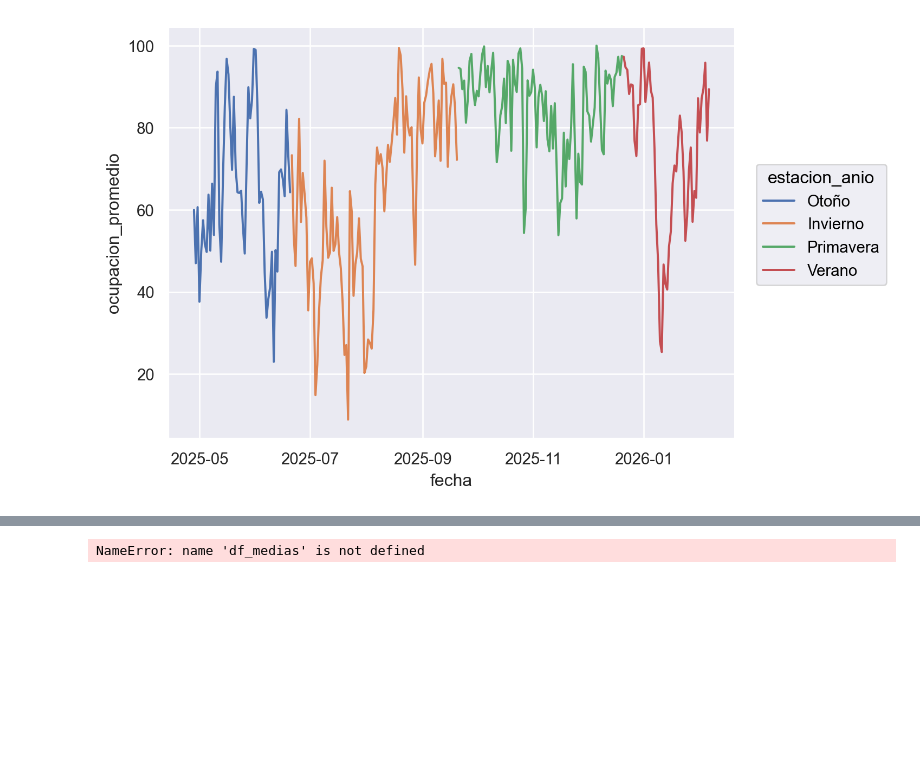
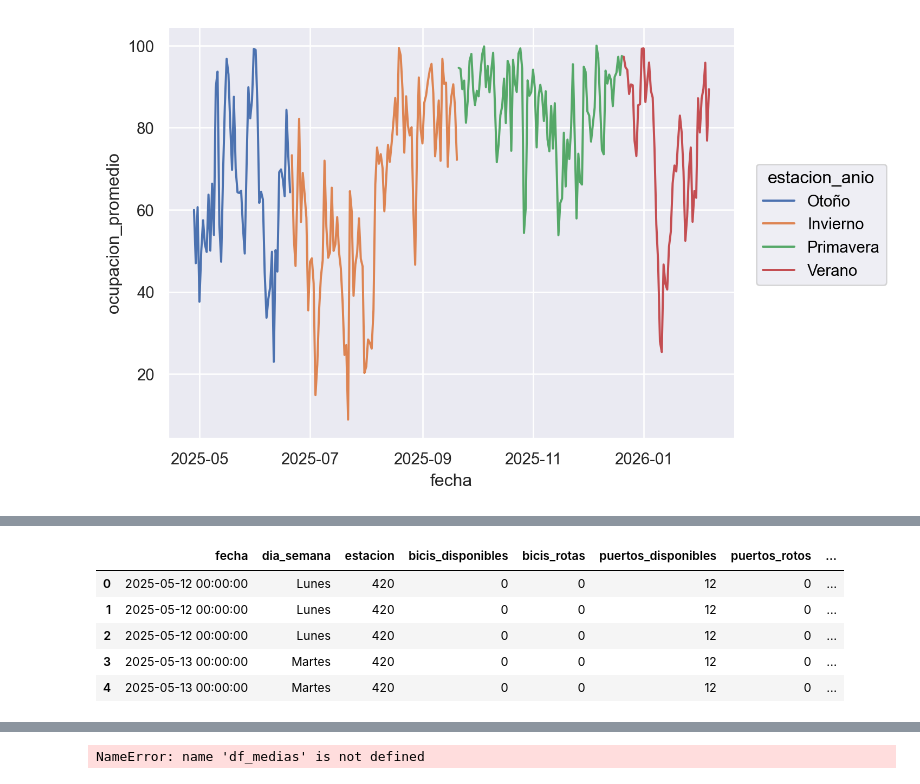
Before and after one commit to leonelifernandez12/labo_datos, a Jupyter notebook: tp1.ipynb, the cells around one changed output, grey strips where cells are left out. Drawn from its saved outputs; the diff is of its cells as text; code cells hidden in the pictures; blank space fills up the shorter version.

```diff
--- a/tp1.ipynb
+++ b/tp1.ipynb
@@ -858,3 +855,94 @@ so.Plot(data=df_media_estacional, x="fecha", y="ocupacion_promedio", color="esta
 #sns.boxplot(data=df_media_estacional, x="ocupacion_promedio", y="estacion_anio")
 # %% [output]
 [figure]
+# %%
+import pandas as pd
+
+# 1. LIMPIEZA INICIAL: Borramos cualquier rastro previo para evitar conflictos de nombres
+conexion.execute("DROP TABLE IF EXISTS rangos_temp_temporadas;")
+conexion.execute("DROP VIEW IF EXISTS datos_compuestos;")
+
+# 2. CÁLCULO EN PANDAS: Obtenemos los datos para calcular los cuartiles
+# Extraemos tavg y temporada para procesarlos con Python
+df_clima_estaciones = pd.read_sql_query("""
+    SELECT c.tavg, d.estacion_anio AS temporada
+    FROM clima c
+    INNER JOIN datos d ON d.fecha = c.fecha
+""", conexion)
+
+# Puesto que decir que hace "mucho frío" y "mucho calor" es bastante arbritrario, ya que depende de cada persona,
+# lo que se puede hacer es agrupar por estación y para cada una calcular los cuartiles 0.25 y 0.75. De esta
+# forma se puede determinar que hace "mucho frío" si la temperatura media es menor al cuartil 0.25 y que hace
+# "mucho calor" si es mayor al cuartil 0.75, para cada estación. Pero, ¿por qué se separa en estaciones? La idea
+# es que 25 °C en verano es un día "normal", mientras que en invierno es un día caluroso.
+# Para esto se crea una vista de SQL, junto con su respectivo DataFrame, en donde se almacean dichos cuartiles
+# para cada estación.
+
+# AQUÍ ESTÁ EL TRUCO: Usamos .quantile() de Pandas porque SQLite no sabe qué es un cuantil.
+df_rangos_temp_temporadas = df_clima_estaciones.groupby('temporada')['tavg'].quantile([0.25, 0.75]).unstack()
+df_rangos_temp_temporadas.columns = ['t_min', 't_max']
+df_rangos_temp_temporadas = df_rangos_temp_temporadas.reset_index()
+
+# Inyectamos el resultado de vuelta a la DB como una TABLA para que tus JOINs funcionen
+df_rangos_temp_temporadas.to_sql('rangos_temp_temporadas', conexion, if_exists='replace', index=False)
+
+display(df_rangos_temp_temporadas)
+
+# Una vez obtenidos los rangos de temperatura por temporada, se genera un nuevo conjunto de datos agregando
+# los datos del DataFrame "datos_limpios", junto con los climatológicos y la categorización de "mucho frío" y
+# "mucho calor". La idea es poder tener todos estos datos juntos, en vez de tener que hacer esto mismo cada
+# vez que se quieran analizar las relaciones.
+
+conexion.executescript("""
+CREATE VIEW datos_compuestos AS
+SELECT
+    d.fecha,               d.dia_semana,
+    d.estacion,            d.bicis_disponibles,
+    d.bicis_rotas,         d.puertos_disponibles,
+    d.puertos_rotos,
+    d.estacion_anio AS temporada,
+    e.capacity      AS capacidad,
+    c.tavg          AS temp_media,
+    c.prcp          AS precipitaciones,
+    (
+        CASE WHEN c.tavg < rtt.t_min THEN 'Mucho Frio'
+             WHEN c.tavg > rtt.t_max THEN 'Mucho Calor'
+             ELSE 'Normal'
+        END
+    ) AS valoracion_temp,
+    (
+        CASE WHEN c.prcp = 0 THEN 'Sin Lluvia'
+             ELSE 'Con Lluvia'
+        END
+    ) AS valoracion_prec
+FROM datos d
+INNER JOIN clima c ON c.fecha = d.fecha
+INNER JOIN estaciones e ON e.station_id = d.estacion
+INNER JOIN rangos_temp_temporadas rtt ON rtt.temporada = d.estacion_anio;
+""")
+
+df_datos_compuetos = pd.read_sql_query("""
+SELECT * FROM datos_compuestos;
+""", conexion)
+display(df_datos_compuetos.head())
+
+#
+
+df_medias = pd.read_sql_query("""
+SELECT
+    dc.fecha,
+    dc.temporada,
+    dc.dia_semana,
+    AVG(100.0 - (dc.bicis_disponibles * 100.0 / dc.capacidad)) AS ocupacion_media,
+
+    AVG(dc.temp_media) AS temp_media,
+    dc.valoracion_temp,
+
+    AVG(dc.precipitaciones) AS precipitaciones_media,
+    dc.valoracion_prec
+FROM datos_compuestos dc
+GROUP BY dc.fecha;
+""", conexion)
+df_medias["fecha"] = pd.to_datetime(df_medias["fecha"])
+display(df_medias.head())
+# %% [output]
@@ -860,0 +954,6 @@ so.Plot(data=df_media_estacional, x="fecha", y="ocupacion_promedio", color="esta
+|  | fecha | dia_semana | estacion | bicis_disponibles | bicis_rotas | puertos_disponibles | puertos_rotos | ... |
+| 0 | 2025-05-12 00:00:00 | Lunes | 420 | 0 | 0 | 12 | 0 | ... |
+| 1 | 2025-05-12 00:00:00 | Lunes | 420 | 0 | 0 | 12 | 0 | ... |
+| 2 | 2025-05-12 00:00:00 | Lunes | 420 | 0 | 0 | 12 | 0 | ... |
+| 3 | 2025-05-13 00:00:00 | Martes | 420 | 0 | 0 | 12 | 0 | ... |
+| 4 | 2025-05-13 00:00:00 | Martes | 420 | 0 | 0 | 12 | 0 | ... |
```
Also changed, not shown: parts of 10 cells of this notebook, 1 other file.
